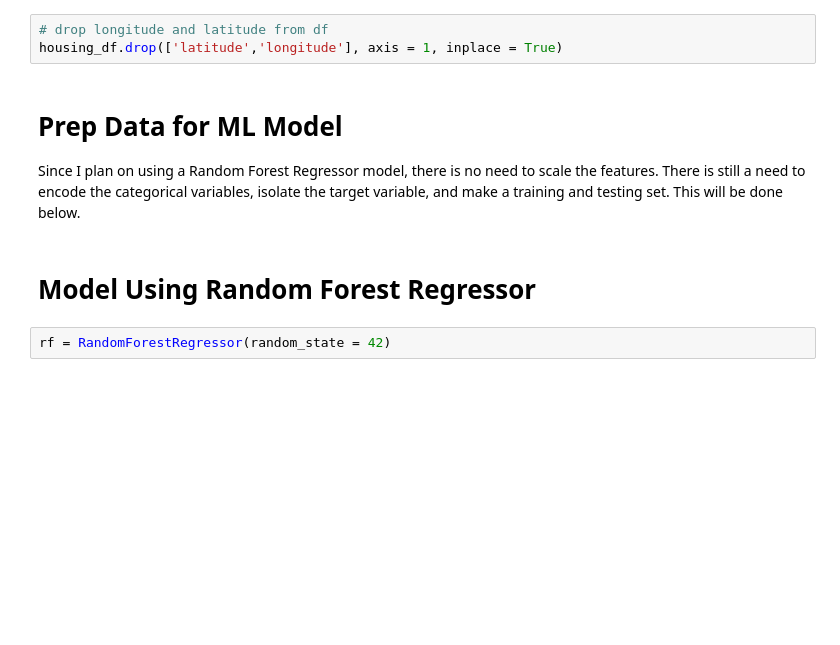
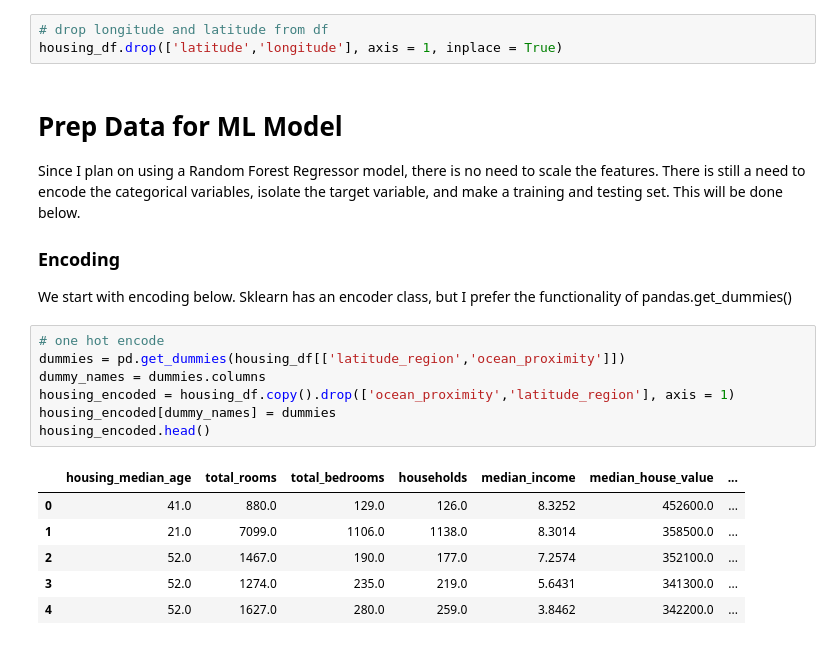
Before and after one commit to knolasco/Intro_to_ML_Course, a Jupyter notebook: Module1/California_Housing_prices.ipynb, the cells around one changed output. Saved outputs shown, nothing was run; the diff lists cells and outputs as text; blank space fills up the shorter version.

```diff
--- a/Module1/California_Housing_prices.ipynb
+++ b/Module1/California_Housing_prices.ipynb
@@ -237,7 +237,20 @@ housing_df.drop(['latitude','longitude'], axis = 1, inplace = True)
 # Prep Data for ML Model
 
 Since I plan on using a Random Forest Regressor model, there is no need to scale the features. There is still a need to encode the categorical variables, isolate the target variable, and make a training and testing set. This will be done below.
+
+### Encoding
+We start with encoding below. Sklearn has an encoder class, but I prefer the functionality of pandas.get_dummies()
-# %% [markdown]
-# Model Using Random Forest Regressor
-# %%
-rf = RandomForestRegressor(random_state = 42)
+# %%
+# one hot encode
+dummies = pd.get_dummies(housing_df[['latitude_region','ocean_proximity']])
+dummy_names = dummies.columns
+housing_encoded = housing_df.copy().drop(['ocean_proximity','latitude_region'], axis = 1)
+housing_encoded[dummy_names] = dummies
+housing_encoded.head()
+# %% [output]
+|  | housing_median_age | total_rooms | total_bedrooms | households | median_income | median_house_value | ... |
+| 0 | 41.0 | 880.0 | 129.0 | 126.0 | 8.3252 | 452600.0 | ... |
+| 1 | 21.0 | 7099.0 | 1106.0 | 1138.0 | 8.3014 | 358500.0 | ... |
+| 2 | 52.0 | 1467.0 | 190.0 | 177.0 | 7.2574 | 352100.0 | ... |
+| 3 | 52.0 | 1274.0 | 235.0 | 219.0 | 5.6431 | 341300.0 | ... |
+| 4 | 52.0 | 1627.0 | 280.0 | 259.0 | 3.8462 | 342200.0 | ... |
```
Also changed, not shown: parts of 18 cells of this notebook.
